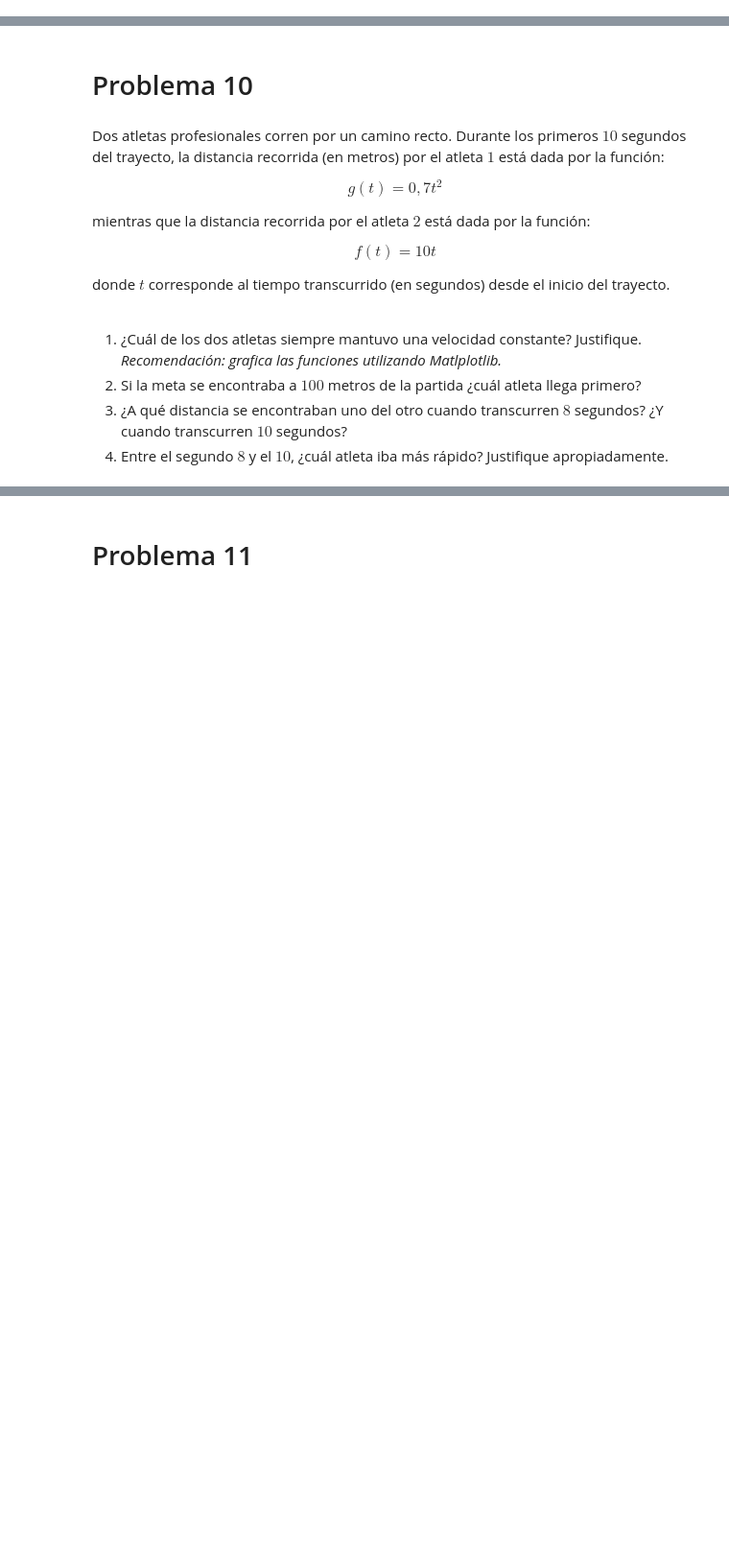
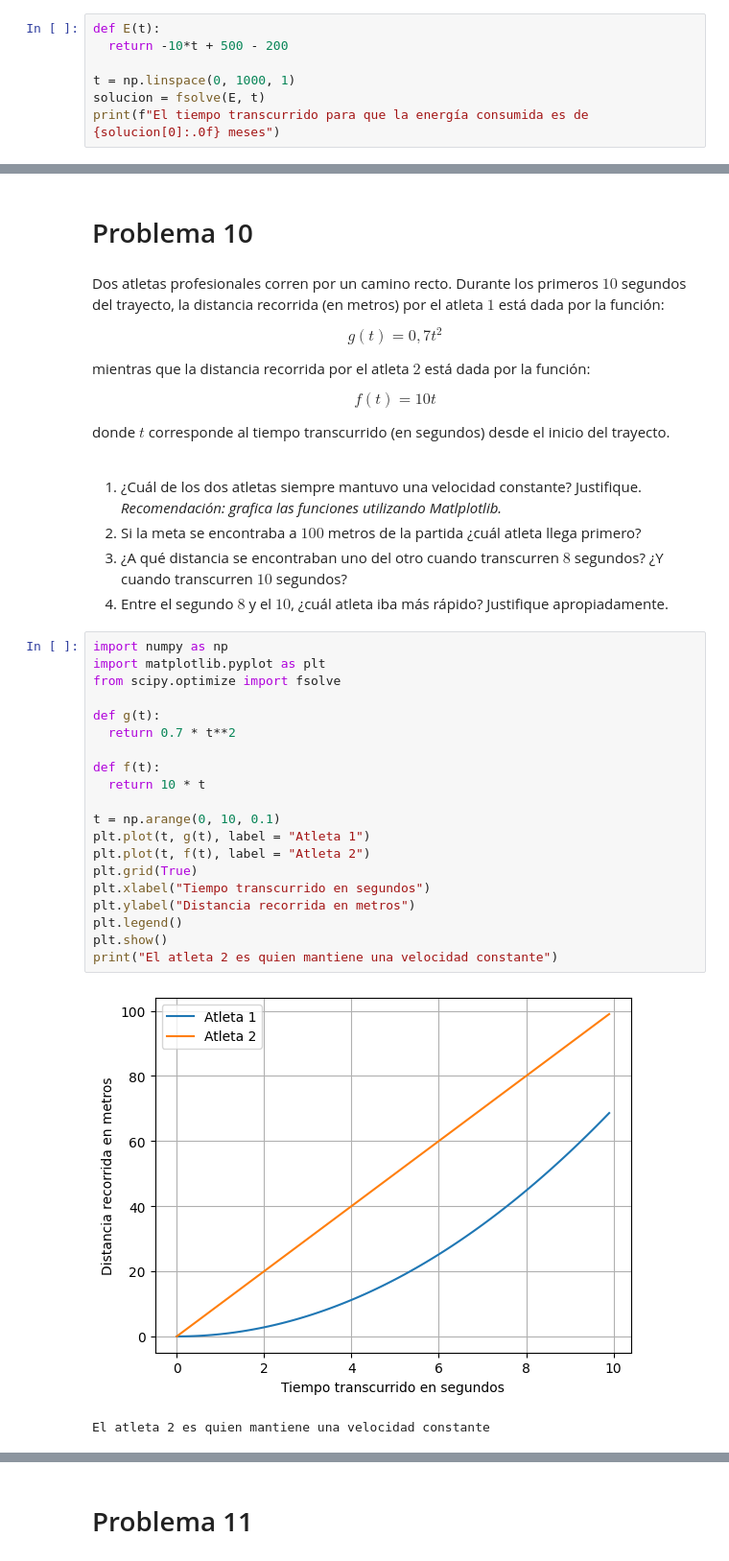
Before and after one commit to SolidusStrange/Matematica-Aplicada, a Jupyter notebook: G2_Función_Lineal.ipynb, the cells around one changed output, grey strips where cells are left out. Shown at 96% size. Cells and saved outputs as stored; diff of their text form; blank space fills up the shorter version.

```diff
--- a/G2_Función_Lineal.ipynb
+++ b/G2_Función_Lineal.ipynb
@@ -266,0 +319,7 @@ El consumo de energía de un servidor $E(t)$  en función del tiempo $t$ despué
+# %%
+def E(t):
+  return -10*t + 500 - 200
+
+t = np.linspace(0, 1000, 1)
+solucion = fsolve(E, t)
+print(f"El tiempo transcurrido para que la energía consumida es de {solucion[0]:.0f} meses")
@@ -283,3 +344,26 @@ donde $t$ corresponde al tiempo transcurrido (en segundos) desde el inicio del t
 2. Si la meta se encontraba a $100$ metros de la partida ¿cuál atleta llega primero?
 3. ¿A qué distancia se encontraban uno del otro cuando transcurren $8$ segundos? ¿Y cuando transcurren $10$ segundos?
 4. Entre el segundo $8$ y el $10$, ¿cuál atleta iba más rápido? Justifique apropiadamente.
+# %%
+import numpy as np
+import matplotlib.pyplot as plt
+from scipy.optimize import fsolve
+
+def g(t):
+  return 0.7 * t**2
+
+def f(t):
+  return 10 * t
+
+t = np.arange(0, 10, 0.1)
+plt.plot(t, g(t), label = "Atleta 1")
+plt.plot(t, f(t), label = "Atleta 2")
+plt.grid(True)
+plt.xlabel("Tiempo transcurrido en segundos")
+plt.ylabel("Distancia recorrida en metros")
+plt.legend()
+plt.show()
+print("El atleta 2 es quien mantiene una velocidad constante")
+# %% [output]
+[figure, added]
+El atleta 2 es quien mantiene una velocidad constante
```
Also changed, not shown: parts of 8 cells of this notebook.
